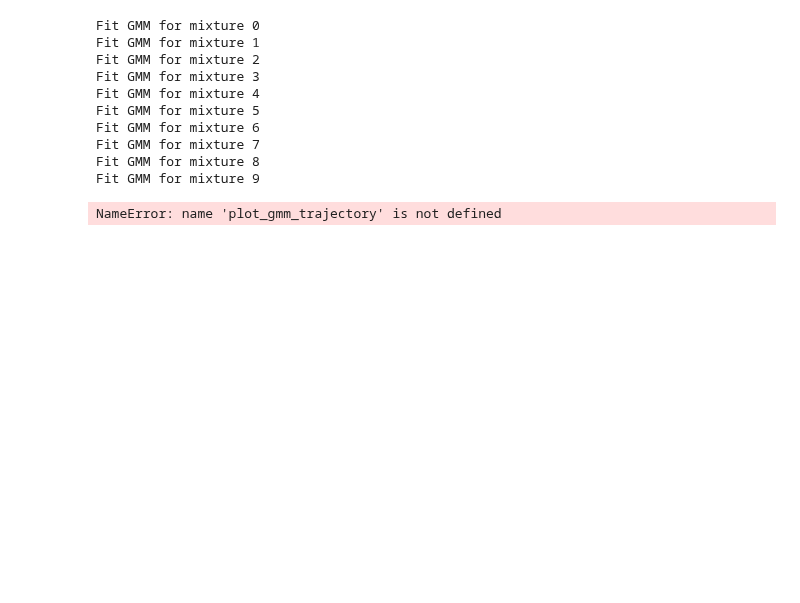
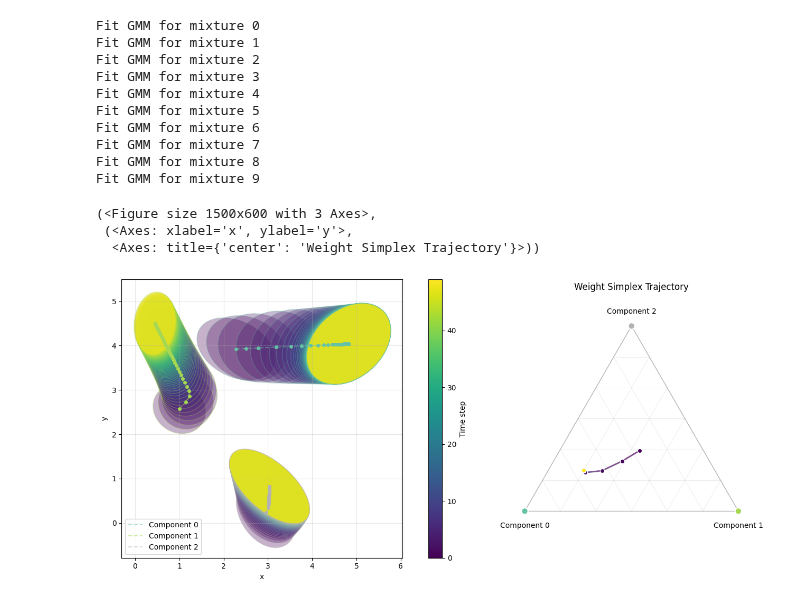
Before and after one commit to njwfish/DistributionEmbeddings, a Jupyter notebook: notebooks/gmm_ot.ipynb, the cells around one changed output. Cells and saved outputs as stored; diff of their text form; code cells hidden in the pictures; blank space fills up the shorter version.

```diff
--- a/notebooks/gmm_ot.ipynb
+++ b/notebooks/gmm_ot.ipynb
@@ -178,9 +189,12 @@ Fit GMM for mixture 7
 Fit GMM for mixture 8
 Fit GMM for mixture 9
 # %%
-# from gmm_utils import plot_gmm_trajectory
+from utils.gmm_utils import plot_gmm_trajectory
 
 plot_gmm_trajectory(ot_means, ot_covs, ot_weights)
-plot_gmm_trajectory(resample_means, resample_covs, resample_weights)
+# plot_gmm_trajectory(resample_means, resample_covs, resample_weights)
 # %% [output]
-NameError: name 'plot_gmm_trajectory' is not defined
+(<Figure size 1500x600 with 3 Axes>,
+ (<Axes: xlabel='x', ylabel='y'>,
+  <Axes: title={'center': 'Weight Simplex Trajectory'}>))
+[figure, added]
```
Also changed, not shown: parts of 8 cells of this notebook, 2 other files.
